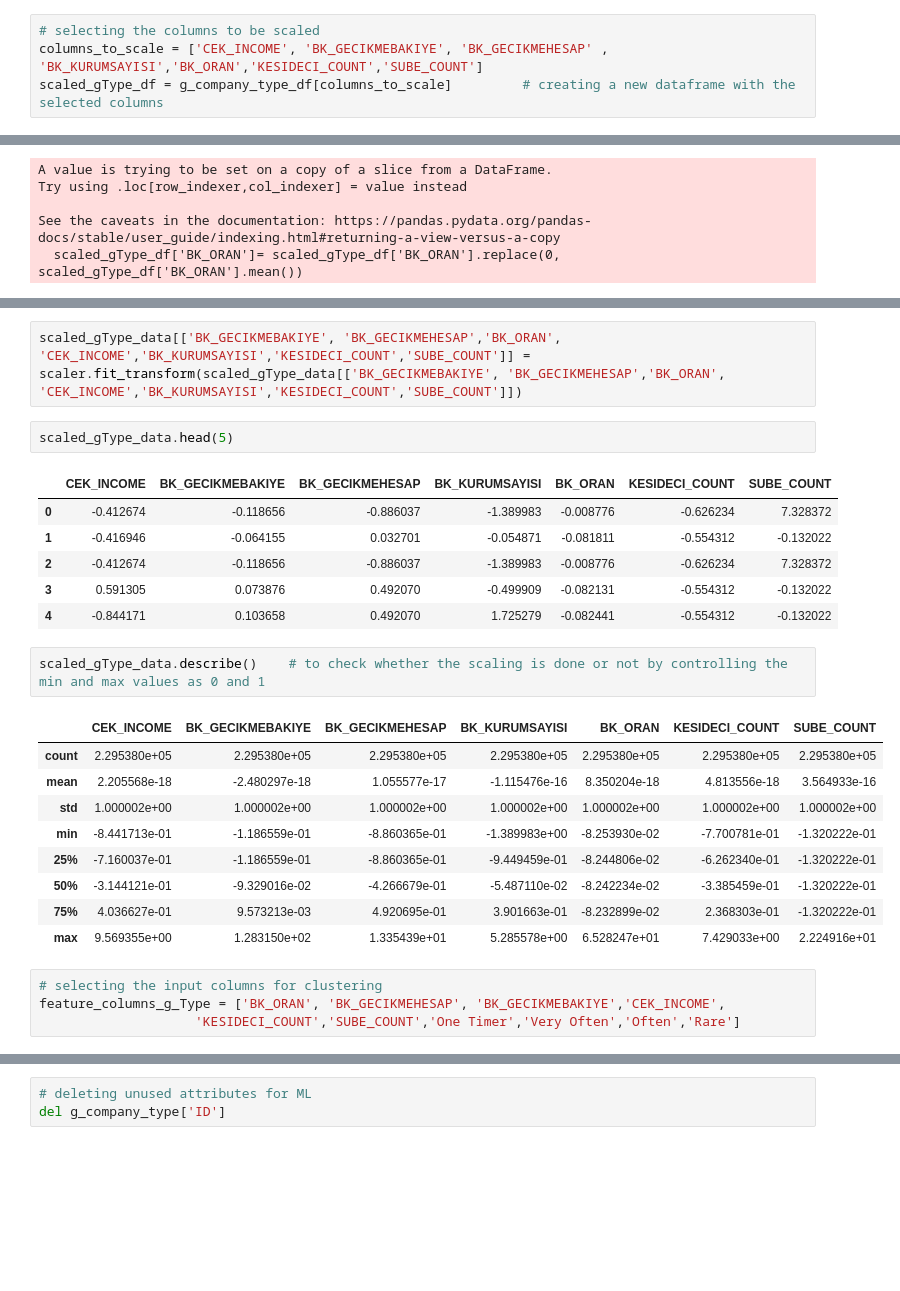
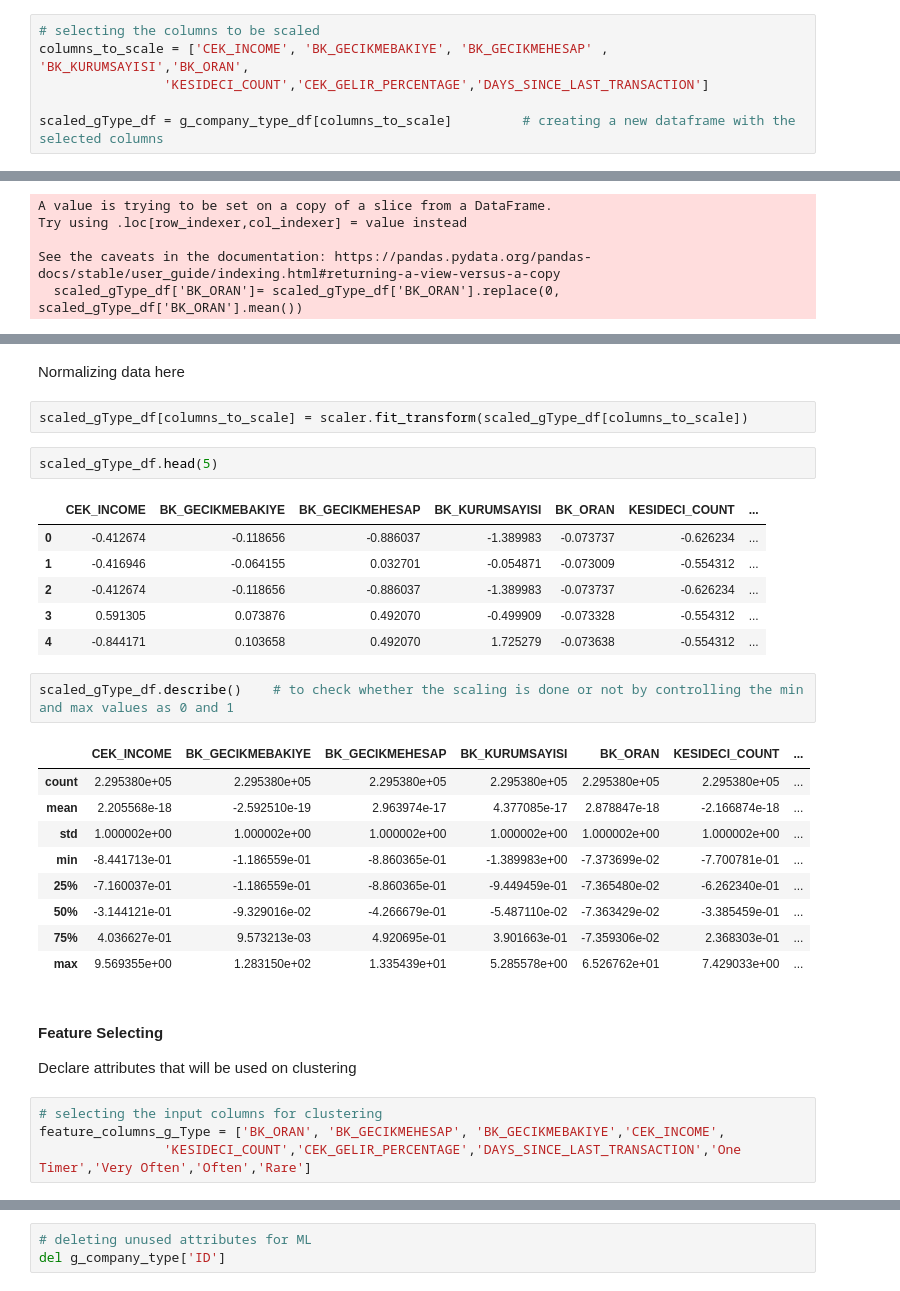
Before and after one commit to EmirhanServeren/factoring-customer-segmentation, a Jupyter notebook: segmentation.ipynb, the cells around one changed output, grey strips where cells are left out. Saved outputs shown, nothing was run; the diff lists cells and outputs as text; blank space fills up the shorter version.

```diff
--- a/segmentation.ipynb
+++ b/segmentation.ipynb
@@ -49,6 +58,8 @@ To conclude, our steps are;
 # %%
 # selecting the columns to be scaled
-columns_to_scale = ['CEK_INCOME', 'BK_GECIKMEBAKIYE', 'BK_GECIKMEHESAP' , 'BK_KURUMSAYISI','BK_ORAN','KESIDECI_COUNT','SUBE_COUNT']
+columns_to_scale = ['CEK_INCOME', 'BK_GECIKMEBAKIYE', 'BK_GECIKMEHESAP' , 'BK_KURUMSAYISI','BK_ORAN',
+                'KESIDECI_COUNT','CEK_GELIR_PERCENTAGE','DAYS_SINCE_LAST_TRANSACTION']
+
 scaled_gType_df = g_company_type_df[columns_to_scale]         # creating a new dataframe with the selected columns
 # %% [markdown]
 >> Understanding the Distribution to Choose Best Scaling Technique
@@ -179,28 +179,34 @@ scaled_gType_data['SUBE_COUNT'] = np.log1p(scaled_gType_data['SUBE_COUNT'])"""
-# %%
-scaled_gType_data[['BK_GECIKMEBAKIYE', 'BK_GECIKMEHESAP','BK_ORAN', 'CEK_INCOME','BK_KURUMSAYISI','KESIDECI_COUNT','SUBE_COUNT']] = scaler.fit_transform(scaled_gType_data[['BK_GECIKMEBAKIYE', 'BK_GECIKMEHESAP','BK_ORAN', 'CEK_INCOME','BK_KURUMSAYISI','KESIDECI_COUNT','SUBE_COUNT']])
+# %% [markdown]
+Normalizing data here
+# %%
+scaled_gType_df[columns_to_scale] = scaler.fit_transform(scaled_gType_df[columns_to_scale])
 # %%
-scaled_gType_data.head(5)
+scaled_gType_df.head(5)
 # %% [output]
-|  | CEK_INCOME | BK_GECIKMEBAKIYE | BK_GECIKMEHESAP | BK_KURUMSAYISI | BK_ORAN | KESIDECI_COUNT | SUBE_COUNT |
-| 0 | -0.412674 | -0.118656 | -0.886037 | -1.389983 | -0.008776 | -0.626234 | 7.328372 |
-| 1 | -0.416946 | -0.064155 | 0.032701 | -0.054871 | -0.081811 | -0.554312 | -0.132022 |
-| 2 | -0.412674 | -0.118656 | -0.886037 | -1.389983 | -0.008776 | -0.626234 | 7.328372 |
-| 3 | 0.591305 | 0.073876 | 0.492070 | -0.499909 | -0.082131 | -0.554312 | -0.132022 |
-| 4 | -0.844171 | 0.103658 | 0.492070 | 1.725279 | -0.082441 | -0.554312 | -0.132022 |
+|  | CEK_INCOME | BK_GECIKMEBAKIYE | BK_GECIKMEHESAP | BK_KURUMSAYISI | BK_ORAN | KESIDECI_COUNT | ... |
+| 0 | -0.412674 | -0.118656 | -0.886037 | -1.389983 | -0.073737 | -0.626234 | ... |
+| 1 | -0.416946 | -0.064155 | 0.032701 | -0.054871 | -0.073009 | -0.554312 | ... |
+| 2 | -0.412674 | -0.118656 | -0.886037 | -1.389983 | -0.073737 | -0.626234 | ... |
+| 3 | 0.591305 | 0.073876 | 0.492070 | -0.499909 | -0.073328 | -0.554312 | ... |
+| 4 | -0.844171 | 0.103658 | 0.492070 | 1.725279 | -0.073638 | -0.554312 | ... |
 # %%
-scaled_gType_data.describe()    # to check whether the scaling is done or not by controlling the min and max values as 0 and 1
+scaled_gType_df.describe()    # to check whether the scaling is done or not by controlling the min and max values as 0 and 1
 # %% [output]
-|  | CEK_INCOME | BK_GECIKMEBAKIYE | BK_GECIKMEHESAP | BK_KURUMSAYISI | BK_ORAN | KESIDECI_COUNT | SUBE_COUNT |
-| count | 2.295380e+05 | 2.295380e+05 | 2.295380e+05 | 2.295380e+05 | 2.295380e+05 | 2.295380e+05 | 2.295380e+05 |
-| mean | 2.205568e-18 | -2.480297e-18 | 1.055577e-17 | -1.115476e-16 | 8.350204e-18 | 4.813556e-18 | 3.564933e-16 |
-| std | 1.000002e+00 | 1.000002e+00 | 1.000002e+00 | 1.000002e+00 | 1.000002e+00 | 1.000002e+00 | 1.000002e+00 |
-| min | -8.441713e-01 | -1.186559e-01 | -8.860365e-01 | -1.389983e+00 | -8.253930e-02 | -7.700781e-01 | -1.320222e-01 |
-| 25% | -7.160037e-01 | -1.186559e-01 | -8.860365e-01 | -9.449459e-01 | -8.244806e-02 | -6.262340e-01 | -1.320222e-01 |
-| 50% | -3.144121e-01 | -9.329016e-02 | -4.266679e-01 | -5.487110e-02 | -8.242234e-02 | -3.385459e-01 | -1.320222e-01 |
-| 75% | 4.036627e-01 | 9.573213e-03 | 4.920695e-01 | 3.901663e-01 | -8.232899e-02 | 2.368303e-01 | -1.320222e-01 |
-| max | 9.569355e+00 | 1.283150e+02 | 1.335439e+01 | 5.285578e+00 | 6.528247e+01 | 7.429033e+00 | 2.224916e+01 |
+|  | CEK_INCOME | BK_GECIKMEBAKIYE | BK_GECIKMEHESAP | BK_KURUMSAYISI | BK_ORAN | KESIDECI_COUNT | ... |
+| count | 2.295380e+05 | 2.295380e+05 | 2.295380e+05 | 2.295380e+05 | 2.295380e+05 | 2.295380e+05 | ... |
+| mean | 2.205568e-18 | -2.592510e-19 | 2.963974e-17 | 4.377085e-17 | 2.878847e-18 | -2.166874e-18 | ... |
+| std | 1.000002e+00 | 1.000002e+00 | 1.000002e+00 | 1.000002e+00 | 1.000002e+00 | 1.000002e+00 | ... |
+| min | -8.441713e-01 | -1.186559e-01 | -8.860365e-01 | -1.389983e+00 | -7.373699e-02 | -7.700781e-01 | ... |
+| 25% | -7.160037e-01 | -1.186559e-01 | -8.860365e-01 | -9.449459e-01 | -7.365480e-02 | -6.262340e-01 | ... |
+| 50% | -3.144121e-01 | -9.329016e-02 | -4.266679e-01 | -5.487110e-02 | -7.363429e-02 | -3.385459e-01 | ... |
+| 75% | 4.036627e-01 | 9.573213e-03 | 4.920695e-01 | 3.901663e-01 | -7.359306e-02 | 2.368303e-01 | ... |
+| max | 9.569355e+00 | 1.283150e+02 | 1.335439e+01 | 5.285578e+00 | 6.526762e+01 | 7.429033e+00 | ... |
+# %% [markdown]
+#### Feature Selecting
+
+Declare attributes that will be used on clustering
 # %%
 # selecting the input columns for clustering
 feature_columns_g_Type = ['BK_ORAN', 'BK_GECIKMEHESAP', 'BK_GECIKMEBAKIYE','CEK_INCOME',
-                    'KESIDECI_COUNT','SUBE_COUNT','One Timer','Very Often','Often','Rare']
+                'KESIDECI_COUNT','CEK_GELIR_PERCENTAGE','DAYS_SINCE_LAST_TRANSACTION','One Timer','Very Often','Often','Rare']
 # %%
```
Also changed, not shown: parts of 37 cells of this notebook.
